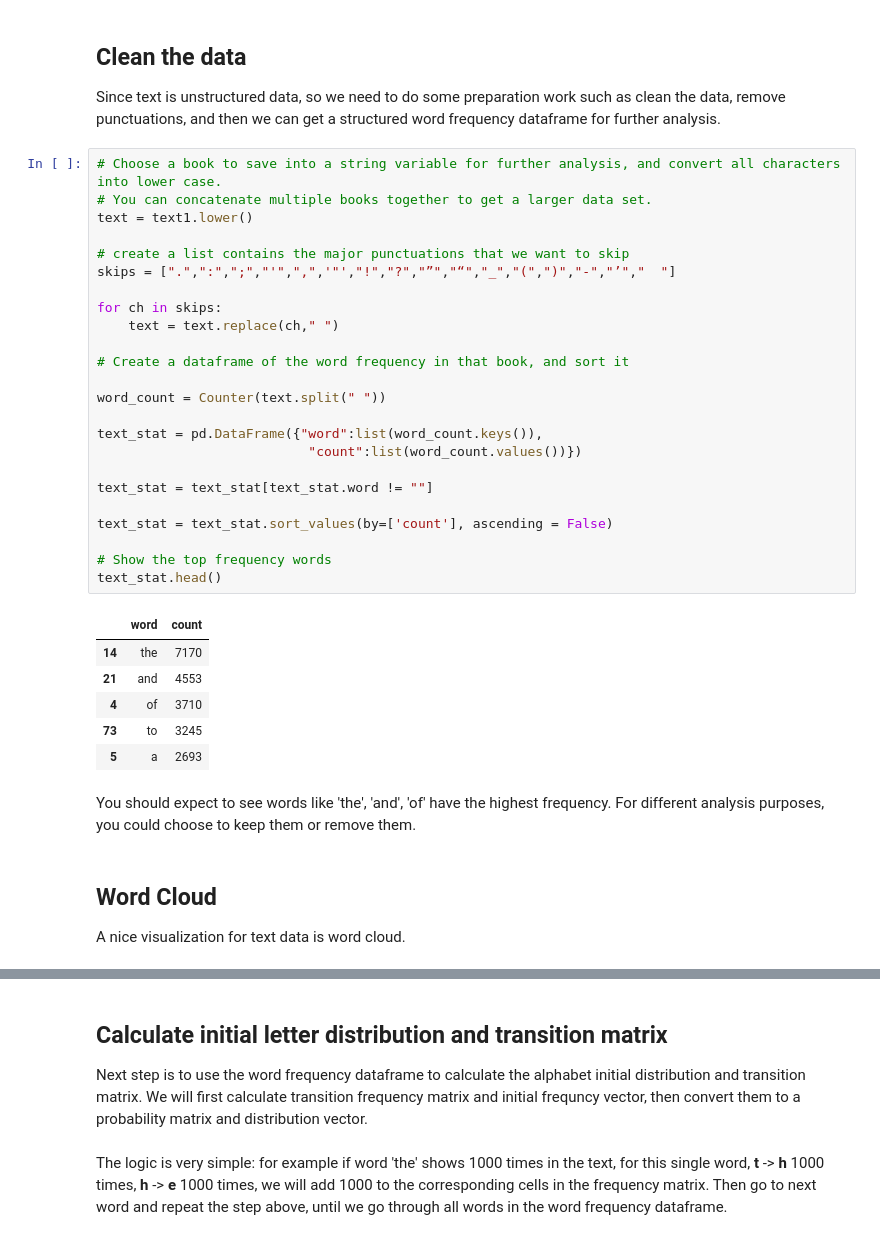
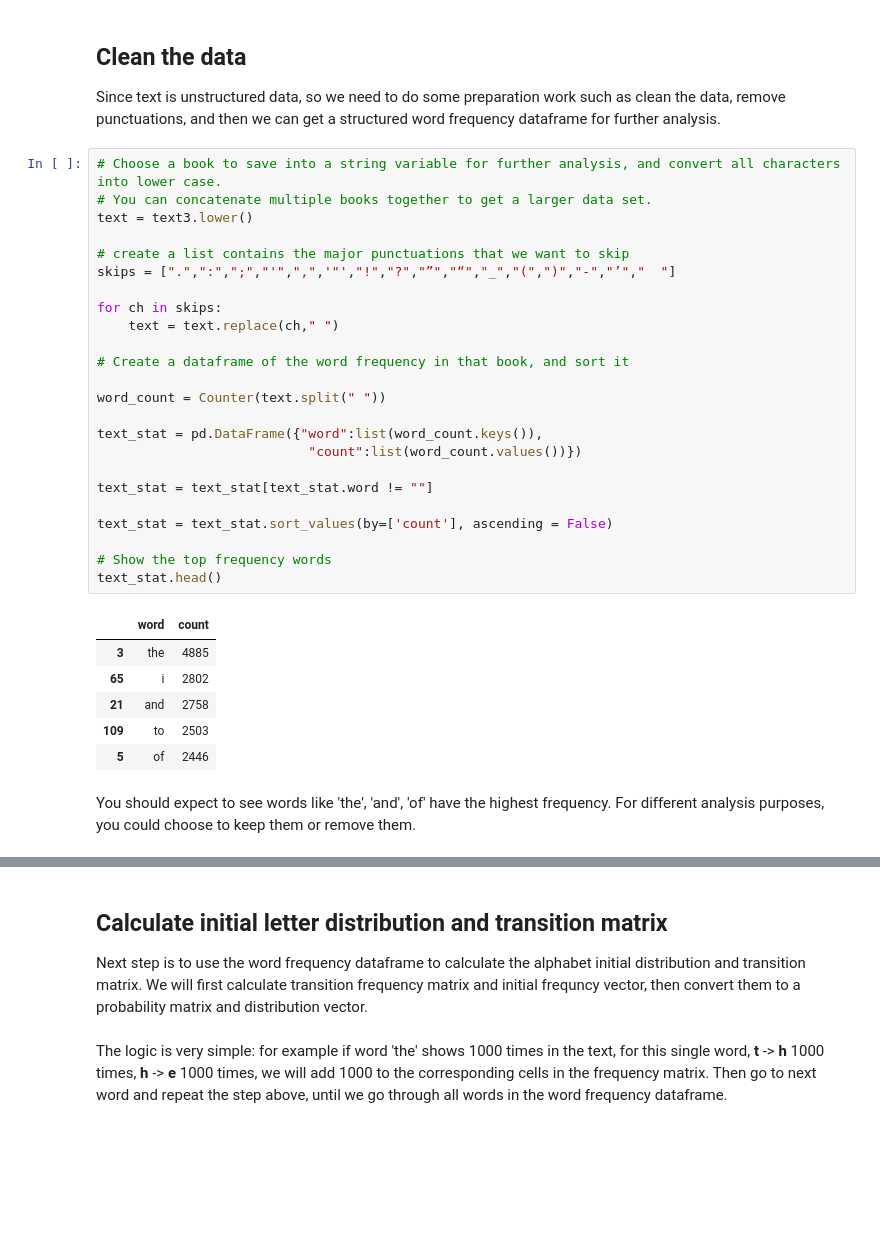
Before and after one commit to weizhaoalex/EnglishAlphabetMarkovModel, a Jupyter notebook: English Alphabet Markov Model.ipynb, the cells around one changed output, grey strips where cells are left out. Saved outputs shown, nothing was run; the diff lists cells and outputs as text; blank space fills up the shorter version.

```diff
--- a/English Alphabet Markov Model.ipynb
+++ b/English Alphabet Markov Model.ipynb
@@ -45,36 +45,33 @@ Since text is unstructured data, so we need to do some preparation work such as
 # %%
 # Choose a book to save into a string variable for further analysis, and convert all characters into lower case.
 # You can concatenate multiple books together to get a larger data set.
-text = text1.lower()
+text = text3.lower()
 
 # create a list contains the major punctuations that we want to skip
 skips = [".",":",";","'",",",'"',"!","?","”","“","_","(",")","-","’","  "]
 
 for ch in skips:
     text = text.replace(ch," ")
 
 # Create a dataframe of the word frequency in that book, and sort it
 
 word_count = Counter(text.split(" "))
 
 text_stat = pd.DataFrame({"word":list(word_count.keys()),
                            "count":list(word_count.values())})
 
 text_stat = text_stat[text_stat.word != ""]
 
 text_stat = text_stat.sort_values(by=['count'], ascending = False)
 
 # Show the top frequency words
 text_stat.head()
 # %% [output]
 |  | word | count |
-| 14 | the | 7170 |
-| 21 | and | 4553 |
-| 4 | of | 3710 |
-| 73 | to | 3245 |
-| 5 | a | 2693 |
+| 3 | the | 4885 |
+| 65 | i | 2802 |
+| 21 | and | 2758 |
+| 109 | to | 2503 |
+| 5 | of | 2446 |
 # %% [markdown]
 You should expect to see words like 'the', 'and', 'of' have the highest frequency. For different analysis purposes, you could choose to keep them or remove them.
-# %% [markdown]
-## Word Cloud
-A nice visualization for text data is word cloud.
```
Also changed, not shown: parts of 7 cells of this notebook.
